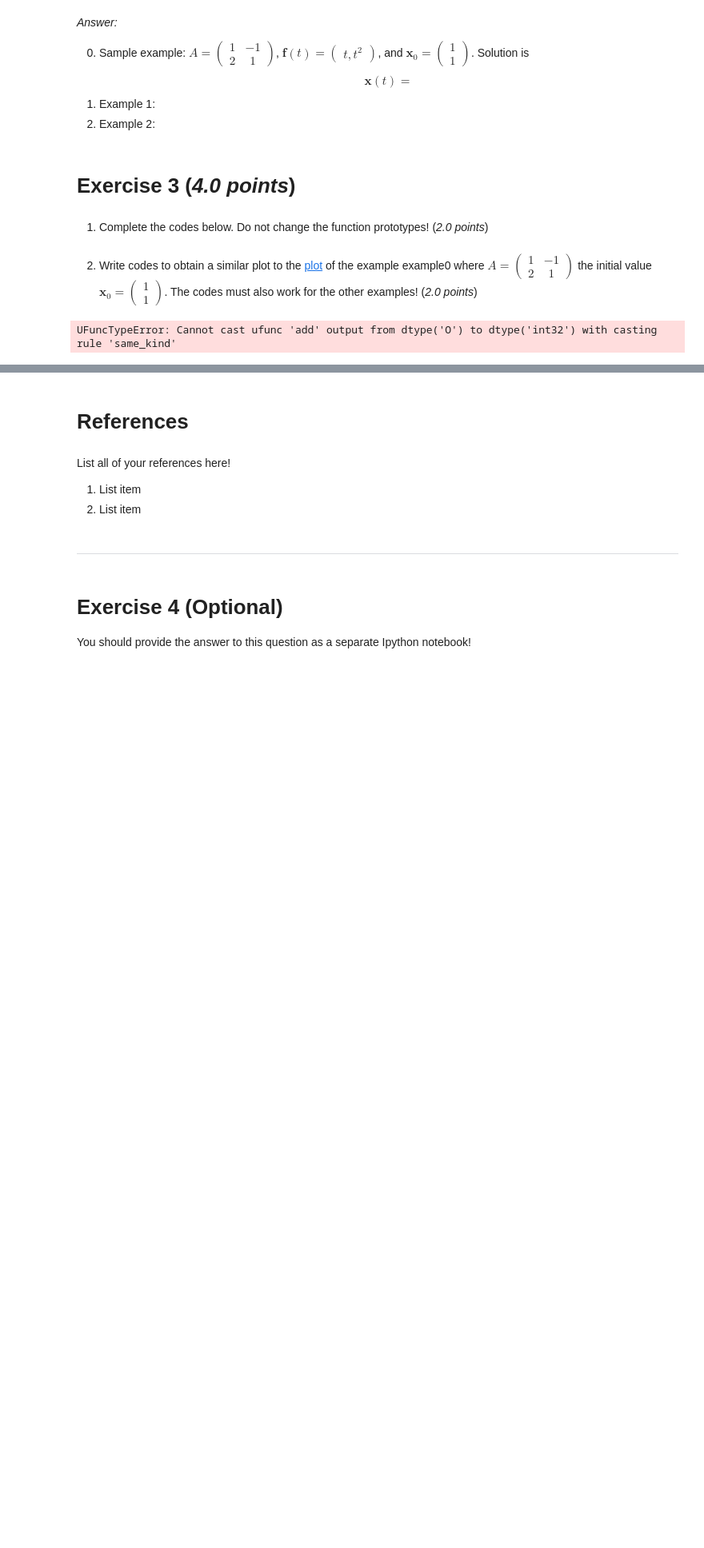
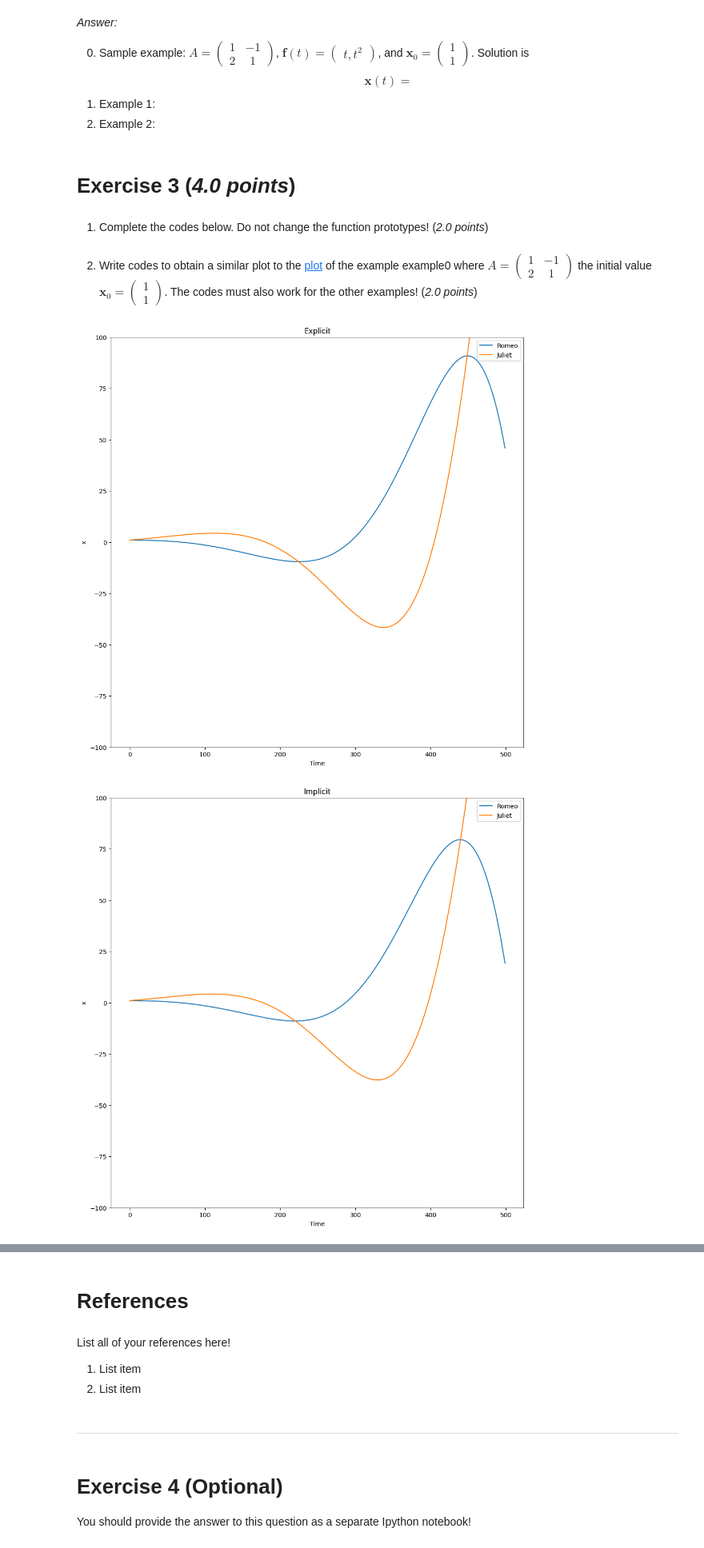
Before and after one commit to ThongNguyen182003/MathModel, a Jupyter notebook: Answer_sheet.ipynb, the cells around one changed output, grey strips where cells are left out. Shown: that part at 80% size. Cells and saved outputs as stored; diff of their text form; code cells hidden in the pictures; blank space fills up the shorter version.

```diff
--- a/Answer_sheet.ipynb
+++ b/Answer_sheet.ipynb
@@ -265,9 +265,15 @@ def solve_system(A: Matrix, b: Vector) -> Vector:
 
   If the system does not have a solution, x will be the vector 0.
   """
+
+  try:
+    x = np.linalg.solve(A, b)
+  except np.linalg.LinAlgError:
+    x = np.zeros_like(b)
+  return x
   pass
 
-#Implicit Euler Algorithm
+#Implicit Euler Arithm
 def implicit_euler(f: Function, t: float, x: Vector, h: float) -> Vector:
   """
   The approximate of the exact solution to the ODE dx/dt = f(t, x) at
@@ -279,36 +285,56 @@ def implicit_euler(f: Function, t: float, x: Vector, h: float) -> Vector:
   f: 2-dimensional real-vector-valued function
   """
   y = x.copy()
-  for _ in range(30): #You can change this number of Newton steps!
-    A = np.eye(2) - h * jacobian_x(f, t+h, y)
+  for _ in range(30): # can change this number of Newton, t+h, y)
+    A = np.eye(len(x)) - h * jacobian_x(f,t,x)
     b = y - h * f(t+h, y) - x
-    y += solve_system(A, b)
+    y -= solve_system(A, b)
   return y
 # %% [markdown]
 2) Write codes to obtain a similar plot to the [plot](https://tinyurl.com/4fpt9xvk) of the example example0 where $A=\begin{pmatrix}1 & -1 \\ 2 & 1 \end{pmatrix}$ the initial value $\textbf{x}_0=\begin{pmatrix}1 \\ 1\end{pmatrix}$. The codes must also work for the other examples! (*2.0 points*)
 # %%
 #Plot here!
 """
   t: time
   x: value
 """
-
-x0 = np.array([1, 1])
+# Set the initial conditions
+# x0 = np.array([1, 1]) # lotka_volterra initial
+x0 = np.array([1, 1]) # example1 initial
 # set time step
-t0, tn = 0, 10
+t0, tn = 0, 5
 h = 0.01
 # Create arrays to store the solution and time values
 t = np.arange(t0, tn, h)
-x = np.zeros((len(t), 2))
-x = [x0]
-for i in range(1, 50):
-    x.append(implicit_euler(example0, t[i-1], x[i-1], h))
-plt.plot(t, x[:, 0], label='Romeo')
-plt.plot(t, x[:, 1], label='Juliet')
+xe = np.zeros((len(t), 2))
+xi = np.zeros((len(t), 2))
+
+xi[0] = x0
+xe[0] = x0
+# Loop over time steps and approximate the solution using implicit Euler
+for i in range(1, len(t)):
+    xe[i] = explicit_euler(example0, t[i-1], xe[i-1], h)
+    xi[i] = implicit_euler(example0, t[i-1], xi[i-1], h)
+# Plot the solution
+plt.plot(t*100, xe[:, 0], label='Romeo')
+plt.plot(t*100, xe[:, 1], label='Juliet')
 plt.ylim(-100,100)
 plt.xlabel('Time')
-plt.ylabel('Romeo and Juliet')
+plt.ylabel('x')
 plt.legend()
+plt.title("Explicit")
 plt.show()
+
+plt.plot(t*100, xi[:, 0], label='Romeo')
+plt.plot(t*100, xi[:, 1], label='Juliet')
+plt.ylim(-100,100)
+plt.xlabel('Time')
+plt.ylabel('x')
+plt.legend()
+plt.title("Implicit")
+plt.show()
+
+#Plot here!
 # %% [output]
-UFuncTypeError: Cannot cast ufunc 'add' output from dtype('O') to dtype('int32') with casting rule 'same_kind'
+[figure, added]
+[figure, added]
```
Also changed, not shown: parts of 1 cell of this notebook.
